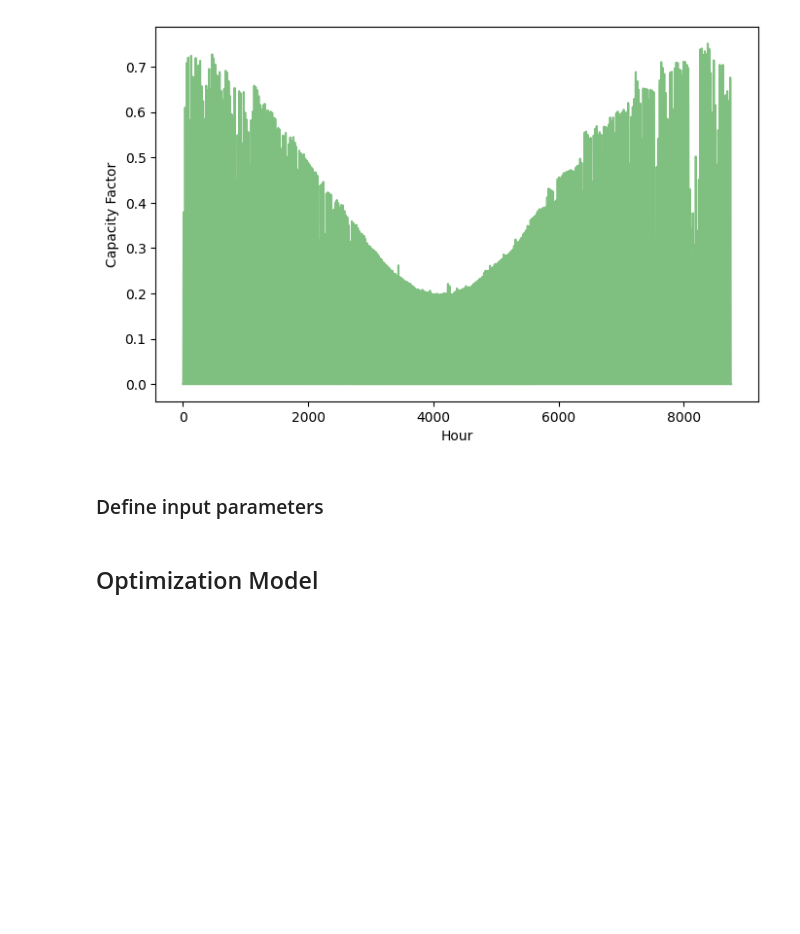
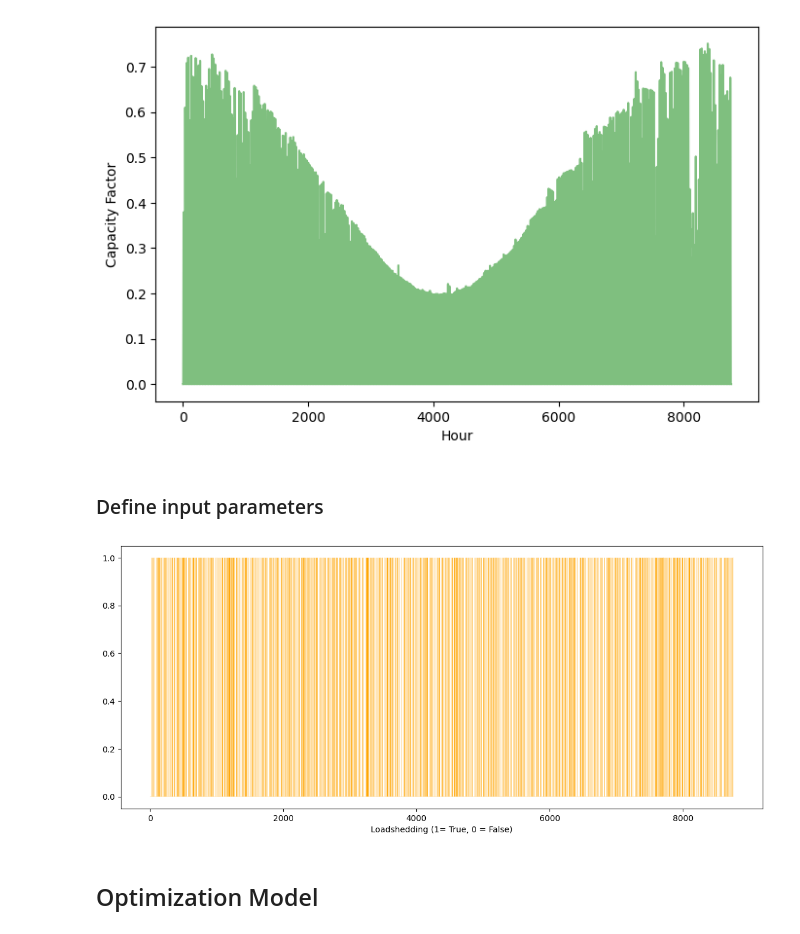
Before and after one commit to ChullEPG/solar_storage_sizing_optimization, a Jupyter notebook: run_model.ipynb, the cells around one changed output. Drawn from its saved outputs; the diff is of its cells as text; code cells hidden in the pictures; blank space fills up the shorter version.

```diff
--- a/run_model.ipynb
+++ b/run_model.ipynb
@@ -332,7 +332,7 @@ carbon_price = 50/1000 # $/kgCo2
 
 
 # Battery parameters
-battery_cost_per_kWh = 116  # $/kWh
+battery_cost_per_kWh = 400  # $/kWh
 battery_charging_efficiency = 0.90
 battery_discharging_efficiency = 0.90
 battery_duration = 6 # hours
@@ -363,7 +363,7 @@ load_profile = load_profile_simulated
 #### ICE VEHICLE USAGE ESTIMATES
 vehicle_kWh_km = 0.2 # kWh/km
 vehicle_km_per_year = vehicle_kWh_km * sum(load_profile)
-a  = {
+a = {
     'annual_insolation_profile': annual_insolation_profile,
     'annual_capacity_factor': annual_capacity_factor,
     'pv_efficiency': pv_efficiency,
@@ -404,7 +404,7 @@ a  = {
     'battery_cost_exponent': 1,
     'feed_in_tariff_bool': False,
     'renewables_ninja': True,
-    'carbon_price_bool': False,
+    'carbon_price_bool': True,
     'load_shedding_bool': False,
     'residual_value_factor': 0.10,
 
@@ -412,6 +412,35 @@ a  = {
     'solar_annual_degradation': 0.006,# 0.6% per year
     'battery_annual_degradation': 0.02 # 2% per year
 }
+# %%
+# Decision variables - PV capacity and Battery capacity
+pv_capacity = optimal_pv_capacity
+battery_capacity = optimal_battery_capacity
+
+# Capital Cost of Investment
+pv_capital_cost =  a['additional_pv_capital_cost'] + a['pv_cost_per_kw'] * pv_capacity   # (int) capital cost of PV system
+battery_capital_cost = a['battery_cost_per_kWh'] * battery_capacity  # (int) capital cost of battery
+total_capital_cost = pv_capital_cost + battery_capital_cost
+
+# Residual value
+residual_value = a['residual_value_factor'] * total_capital_cost
+
+# Generate PV Output profile
+pv_output_profile = generate_data.get_pv_output(a['annual_capacity_factor'], a['annual_insolation_profile'], a['pv_efficiency'], a['renewables_ninja'], pv_capacity)
+
+# Generate load shedding schedule
+loadshedding_schedule = generate_data.generate_loadshedding_schedule(pv_output_profile,0.20)
+# %%
+plt.step(range(len(loadshedding_schedule)), loadshedding_schedule, where = 'post', linewidth = 0.1, color = 'orange')
+plt.tight_layout()
+#adjust plot width
+plt.gcf().set_size_inches(12, 5)
+plt.xlabel("Hour of the year")
+plt.xlabel("Loadshedding (1= True, 0 = False)")
+plt.savefig("figures/loadshedding_schedule.png")
+plt.show()
+# %% [output]
+[figure, added]
 # %% [markdown]
 ## Optimization Model
 # %% [markdown]
```
Also changed, not shown: parts of 12 cells of this notebook, 4 other files.
